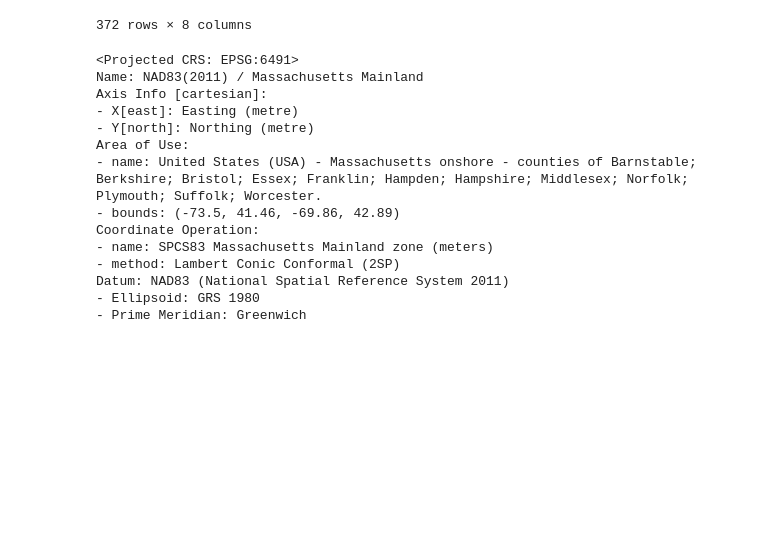
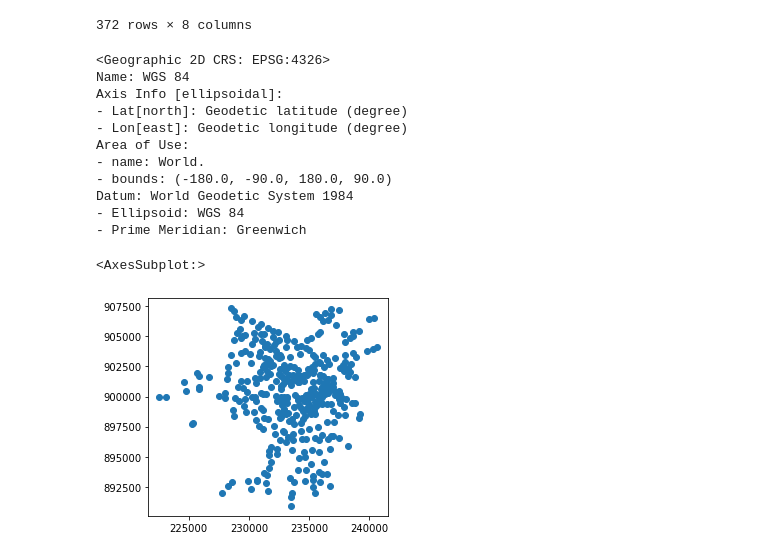
Before and after one commit to gingerleib/outdoor-recreation, a Jupyter notebook: Outdoor_Rec_Analysis.ipynb, the cells around one changed output. Drawn from its saved outputs; the diff is of its cells as text; code cells hidden in the pictures; blank space fills up the shorter version.

```diff
--- a/Outdoor_Rec_Analysis.ipynb
+++ b/Outdoor_Rec_Analysis.ipynb
@@ -565,7 +567,7 @@ bb_stations = gpd.GeoDataFrame(blue_bikes, geometry=gpd.points_from_xy(blue_bike
 # %%
 #set crs for bb_stations
 
-bb_stations.set_crs('epsg:6491', inplace=True)
+bb_stations.set_crs('epsg:4326', inplace=True)
 # %% [output]
 |  | Number | Name | Latitude | Longitude | District | Public | Total docks | geometry |
 | 0 | W32006 | 160 Arsenal | 42.364664 | -71.175694 | Watertown | Yes | 11 | POINT (-71.17569 42.36466) |
@@ -583,17 +585,21 @@ bb_stations.set_crs('epsg:6491', inplace=True)
 # %%
 bb_stations.crs
 # %% [output]
-<Projected CRS: EPSG:6491>
-Name: NAD83(2011) / Massachusetts Mainland
-Axis Info [cartesian]:
-- X[east]: Easting (metre)
-- Y[north]: Northing (metre)
+<Geographic 2D CRS: EPSG:4326>
+Name: WGS 84
+Axis Info [ellipsoidal]:
+- Lat[north]: Geodetic latitude (degree)
+- Lon[east]: Geodetic longitude (degree)
 Area of Use:
-- name: United States (USA) - Massachusetts onshore - counties of Barnstable; Berkshire; Bristol; Essex; Franklin; Hampden; Hampshire; Middlesex; Norfolk; Plymouth; Suffolk; Worcester.
-- bounds: (-73.5, 41.46, -69.86, 42.89)
-Coordinate Operation:
-- name: SPCS83 Massachusetts Mainland zone (meters)
-- method: Lambert Conic Conformal (2SP)
-Datum: NAD83 (National Spatial Reference System 2011)
-- Ellipsoid: GRS 1980
+- name: World.
+- bounds: (-180.0, -90.0, 180.0, 90.0)
+Datum: World Geodetic System 1984
+- Ellipsoid: WGS 84
 - Prime Meridian: Greenwich
+# %%
+bb_stations.to_crs('epsg:6491', inplace=True)
+# %%
+bb_stations.plot()
+# %% [output]
+<AxesSubplot:>
+[figure, added]
```
Also changed, not shown: parts of 10 cells of this notebook.
